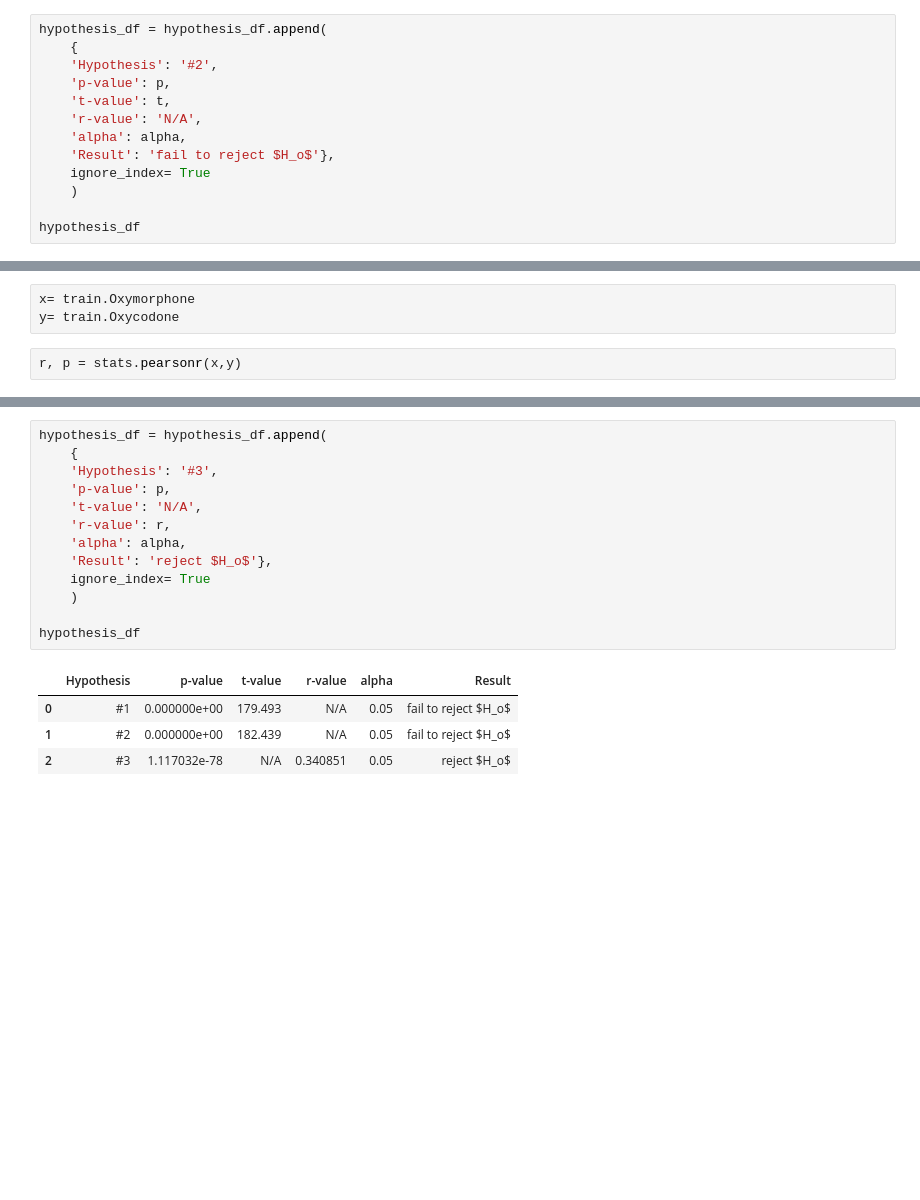
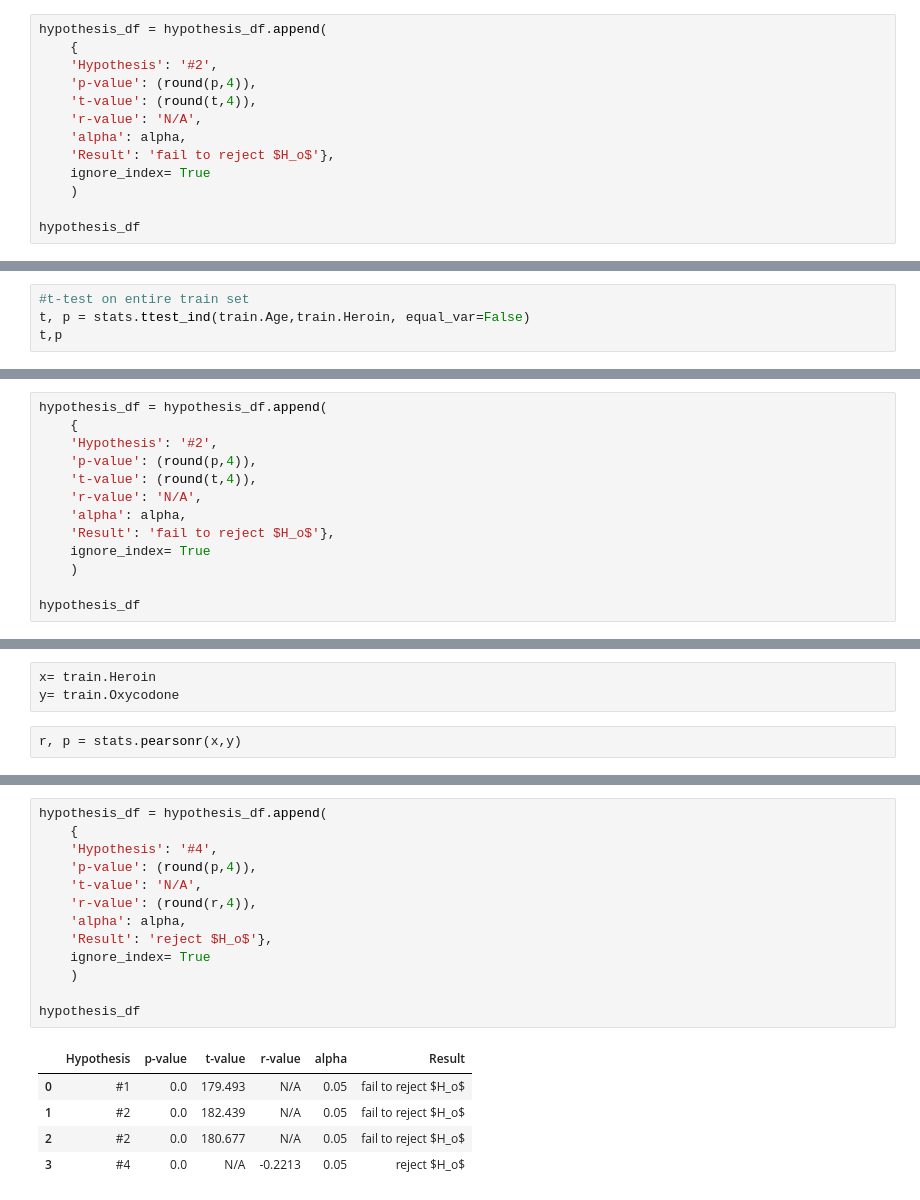
Before and after one commit to natasharivers/individual_project, a Jupyter notebook: Initial Regression Notebook.ipynb, the cells around one changed output, grey strips where cells are left out. Cells and saved outputs as stored; diff of their text form; blank space fills up the shorter version.

```diff
--- a/Initial Regression Notebook.ipynb
+++ b/Initial Regression Notebook.ipynb
@@ -532,8 +531,8 @@ Because p 0.000000 < α  0.050000, we fail to reject our null hypothesis
 hypothesis_df = hypothesis_df.append(
     {
     'Hypothesis': '#2',
-    'p-value': p,
-    't-value': t,
+    'p-value': (round(p,4)),
+    't-value': (round(t,4)),
     'r-value': 'N/A',
     'alpha': alpha,
     'Result': 'fail to reject $H_o$'},
@@ -547,0 +565,4 @@ hypothesis_df
+# %%
+#t-test on entire train set
+t, p = stats.ttest_ind(train.Age,train.Heroin, equal_var=False)
+t,p
@@ -547,0 +580,13 @@ hypothesis_df
+# %%
+hypothesis_df = hypothesis_df.append(
+    {
+    'Hypothesis': '#2',
+    'p-value': (round(p,4)),
+    't-value': (round(t,4)),
+    'r-value': 'N/A',
+    'alpha': alpha,
+    'Result': 'fail to reject $H_o$'},
+    ignore_index= True
+    )
+
+hypothesis_df
@@ -564,7 +614,7 @@ conf_in = 0.95
 
 alpha = 1- conf_in
 # %%
-x= train.Oxymorphone
+x= train.Heroin
 y= train.Oxycodone
 # %%
 r, p = stats.pearsonr(x,y)
@@ -577,18 +627,19 @@ Because p 0.000000 < α  0.050000, we can reject our null hypothesis
 # %%
 hypothesis_df = hypothesis_df.append(
     {
-    'Hypothesis': '#3',
-    'p-value': p,
+    'Hypothesis': '#4',
+    'p-value': (round(p,4)),
     't-value': 'N/A',
-    'r-value': r,
+    'r-value': (round(r,4)),
     'alpha': alpha,
     'Result': 'reject $H_o$'},
     ignore_index= True
     )
 
 hypothesis_df
 # %% [output]
 |  | Hypothesis | p-value | t-value | r-value | alpha | Result |
-| 0 | #1 | 0.000000e+00 | 179.493 | N/A | 0.05 | fail to reject $H_o$ |
-| 1 | #2 | 0.000000e+00 | 182.439 | N/A | 0.05 | fail to reject $H_o$ |
-| 2 | #3 | 1.117032e-78 | N/A | 0.340851 | 0.05 | reject $H_o$ |
+| 0 | #1 | 0.0 | 179.493 | N/A | 0.05 | fail to reject $H_o$ |
+| 1 | #2 | 0.0 | 182.439 | N/A | 0.05 | fail to reject $H_o$ |
+| 2 | #2 | 0.0 | 180.677 | N/A | 0.05 | fail to reject $H_o$ |
+| 3 | #4 | 0.0 | N/A | -0.2213 | 0.05 | reject $H_o$ |
```
Also changed, not shown: parts of 51 cells of this notebook.
